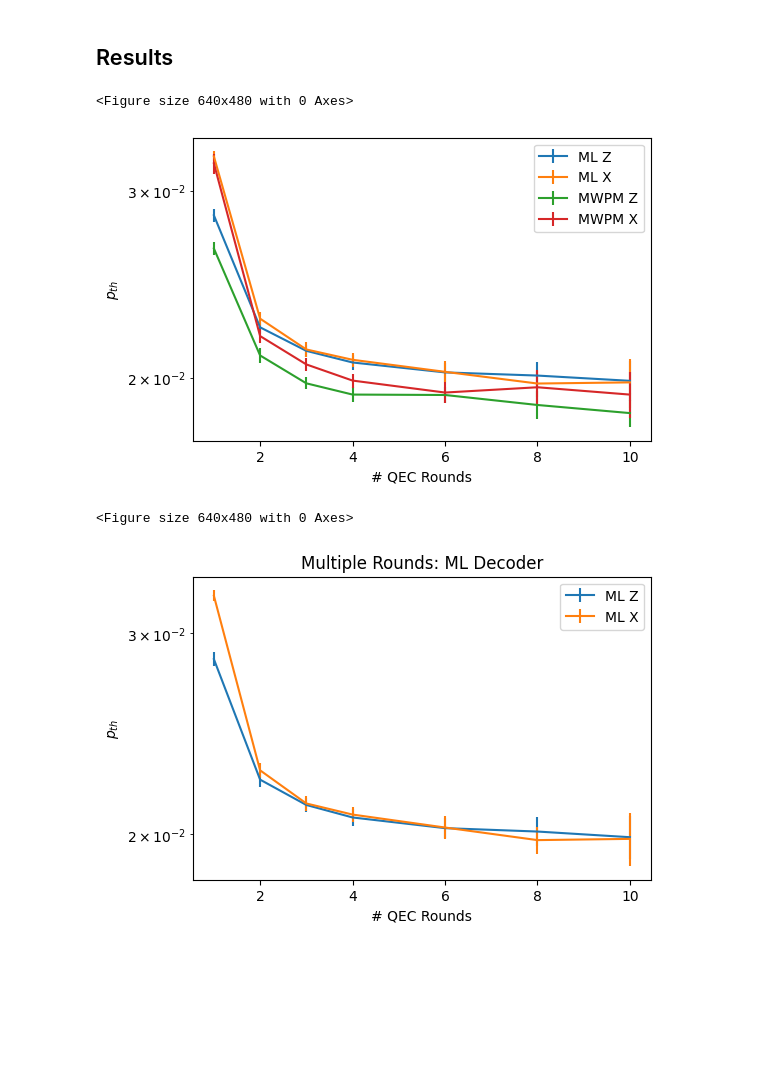
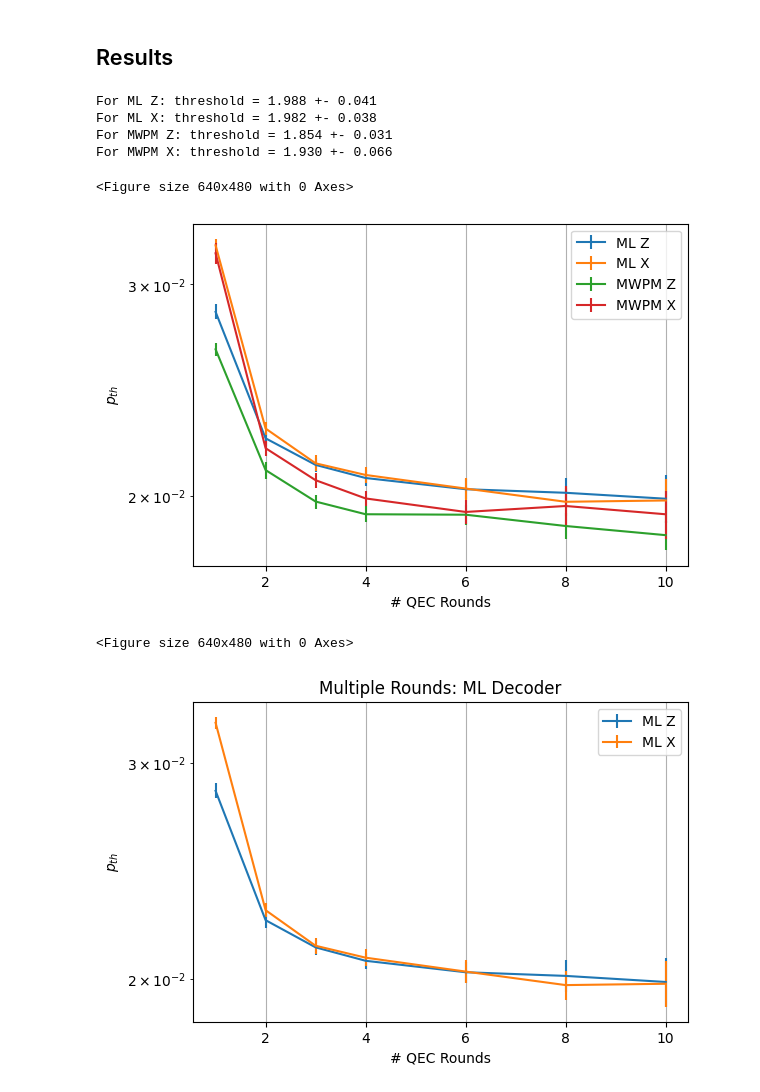
Before and after one commit to leonardlux/MasterArbeit, a Jupyter notebook: code/result_multi_round.ipynb, the cells around one changed output. Drawn from its saved outputs; the diff is of its cells as text; code cells hidden in the pictures; blank space fills up the shorter version.

```diff
--- a/code/result_multi_round.ipynb
+++ b/code/result_multi_round.ipynb
@@ -413,33 +413,45 @@ MWPM X: num_shots = 100.0k
 ## Results
 # %%
 from tools.parameter import PATH_TO_IMAGE_FOLDER
+# %%
+results = [results_ML_Z, results_ML_X, results_MWPM_Z, results_MWPM_X]
+names = ["ML Z", "ML X", "MWPM Z", "MWPM X"]
+
+for i in range(len(names)):
+    print(f"For {names[i]}: threshold = {results[i]["p_th"][-1]*10**2:.3f} +- {results[i]["err_p_th"][0]*10**2:.3f}")
+# %% [output]
+For ML Z: threshold = 1.988 +- 0.041
+For ML X: threshold = 1.982 +- 0.038
+For MWPM Z: threshold = 1.854 +- 0.031
+For MWPM X: threshold = 1.930 +- 0.066
 # %%
 results = [results_ML_Z, results_ML_X, results_MWPM_Z, results_MWPM_X]
 names = ["ML Z", "ML X", "MWPM Z", "MWPM X"]
 
 plt.figure()
 cm = 1/2.54 # to convert inches to cm
-plt.subplots(figsize=(15*cm,10*cm))
+plt.subplots(figsize=(15*cm,10*cm),constrained_layout=True)
 for i in range(len(results)):
     p_th = results[i]["p_th"]
     err_p_th = results[i]["err_p_th"]
     plt.errorbar(qec_rounds, p_th, yerr=err_p_th,label=names[i])
 plt.xlabel("# QEC Rounds")
 plt.ylabel("$p_{th}$")
 plt.legend()
 plt.yscale("log")
+plt.grid()
 plt.savefig(PATH_TO_IMAGE_FOLDER+"/"+ "multi_round_all_log"+".pdf")
 plt.show()
 # %% [output]
 <Figure size 640x480 with 0 Axes>
-[figure, old version]
+[figure, new version]
 # %%
 results = [results_ML_Z, results_ML_X, ]
 names = ["ML Z", "ML X",]
 
 plt.figure()
 cm = 1/2.54 # to convert inches to cm
-plt.subplots(figsize=(15*cm,10*cm))
+plt.subplots(figsize=(15*cm,10*cm),constrained_layout=True)
 plt.title("Multiple Rounds: ML Decoder")
 for i in range(len(results)):
     p_th = results[i]["p_th"]
@@ -449,11 +461,12 @@ plt.xlabel("# QEC Rounds")
 plt.ylabel("$p_{th}$")
 plt.legend()
 plt.yscale("log")
+plt.grid()
 plt.savefig(PATH_TO_IMAGE_FOLDER+"/"+ "multi_round_ML_log"+".pdf")
 plt.show()
 # %% [output]
 <Figure size 640x480 with 0 Axes>
-[figure, old version]
+[figure, new version]
 # %%
 results = [results_MWPM_Z, results_MWPM_X]
 names = ["MWPM Z", "MWPM X"]
```
Also changed, not shown: parts of 4 cells of this notebook, 1 other file.
